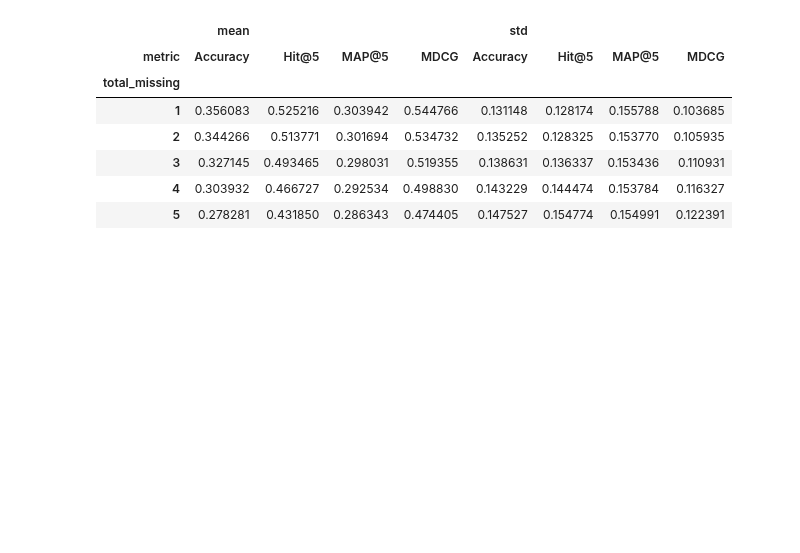
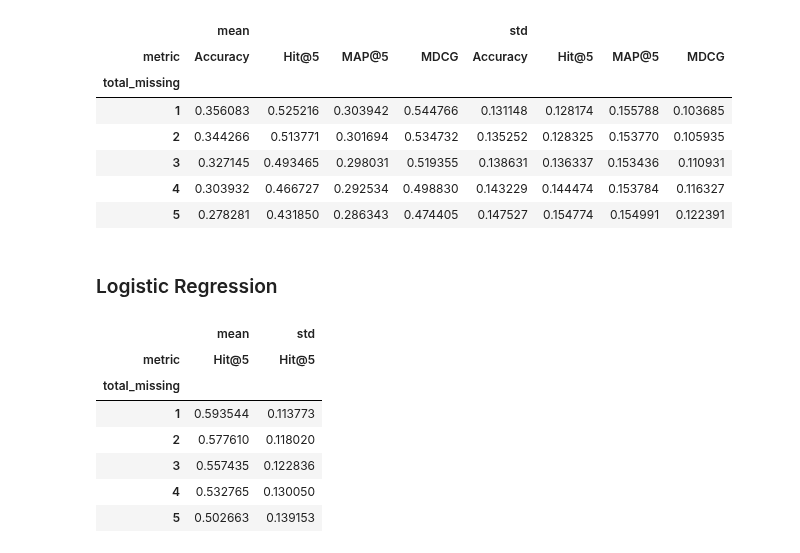
Before and after one commit to SrMouraSilva/RBM, a Jupyter notebook: experiments/notebooks/Lost information.ipynb, the cells around one changed output. Drawn from its saved outputs; the diff is of its cells as text; code cells hidden in the pictures; blank space fills up the shorter version.

```diff
--- a/experiments/notebooks/Lost information.ipynb
+++ b/experiments/notebooks/Lost information.ipynb
@@ -93,6 +93,29 @@ knn_pivot
 | 3 | 0.327145 | 0.493465 | 0.298031 | 0.519355 | 0.138631 | 0.136337 | 0.153436 | 0.110931 |
 | 4 | 0.303932 | 0.466727 | 0.292534 | 0.498830 | 0.143229 | 0.144474 | 0.153784 | 0.116327 |
 | 5 | 0.278281 | 0.431850 | 0.286343 | 0.474405 | 0.147527 | 0.154774 | 0.154991 | 0.122391 |
+# %% [markdown]
+### Logistic Regression
+# %%
+data = pd.read_csv('../lr_results.csv', index_col=0)
+data['total_missing'] = data['missing'].str.split(',').str.len() + 1
+#data = data[nn_data['fold'] == 1]
+data['total_missing'] = np.where(data['missing'] == 'set()', 1, data['total_missing'])
+
+model['Logistic Regression'] = data
+
+lr_pivot = data.groupby(['metric', 'total_missing'])['value'].agg(["mean", "std"]) \
+    .pivot_table(index=['total_missing'], columns='metric', values=['mean', 'std'])
+
+lr_pivot
+# %% [output]
+|  | mean | std |
+| metric | Hit@5 | Hit@5 |
+| total_missing |  |  |
+| 1 | 0.593544 | 0.113773 |
+| 2 | 0.577610 | 0.118020 |
+| 3 | 0.557435 | 0.122836 |
+| 4 | 0.532765 | 0.130050 |
+| 5 | 0.502663 | 0.139153 |
 # %%
 %matplotlib inline
 
```
Also changed, not shown: parts of 5 cells of this notebook, 29 other files.
